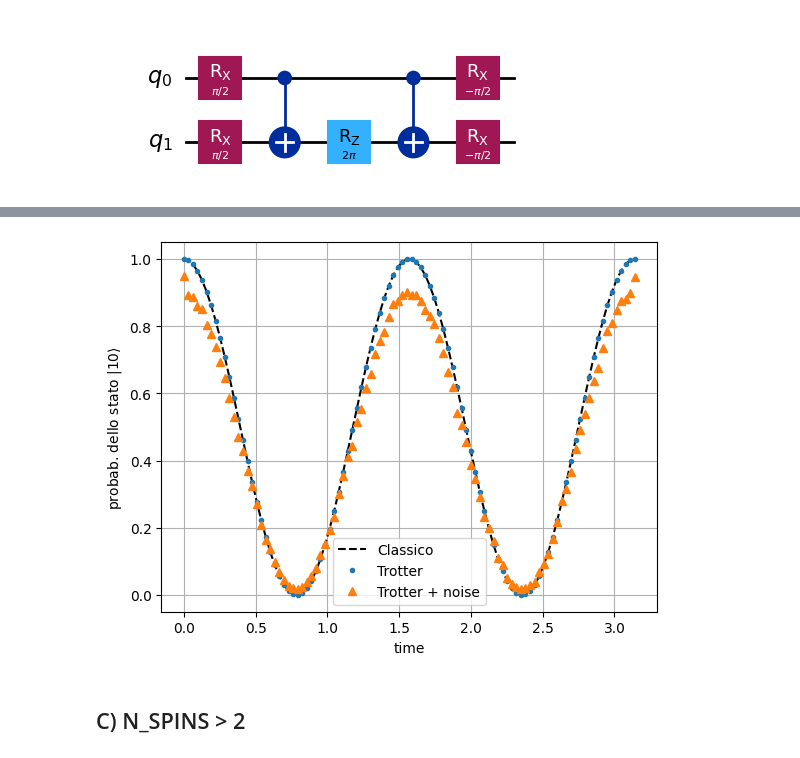
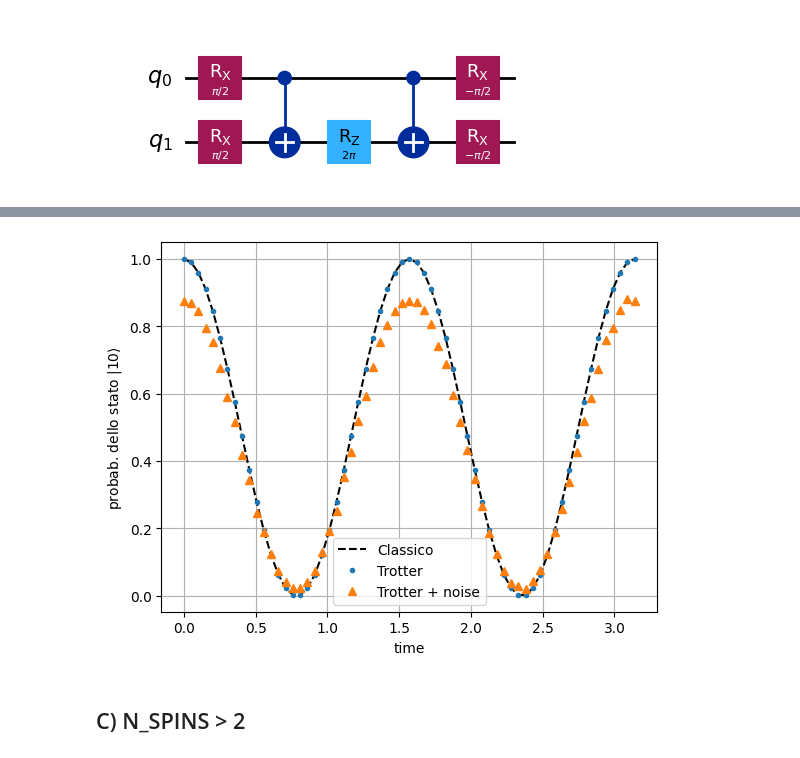
Before and after one commit to qismib/TETrIs, a Jupyter notebook: notebooks/first_exercise.ipynb, the cells around one changed output, grey strips where cells are left out. Drawn from its saved outputs; the diff is of its cells as text; code cells hidden in the pictures.

```diff
--- a/notebooks/first_exercise.ipynb
+++ b/notebooks/first_exercise.ipynb
@@ -220,13 +220,12 @@ plt.show()
 # %%
-from qiskit_ibm_runtime.fake_provider import FakeManilaV2
+from qiskit_ibm_runtime.fake_provider import FakeManilaV2, FakeMontrealV2
 QiskitRuntimeService.save_account(channel="ibm_quantum", token="982082508a1c98ca02cb712c6751b42ef860d905b080b3bfc02ef35d68d84441803586912cbcf181e1e72ebc8569103421b06c25408fe8134975a72575c4d637", overwrite= True)
 
 
 service = QiskitRuntimeService()
-fake_backend = FakeManilaV2()
-noise_model = NoiseModel.from_backend(fake_backend)
-simulator = AerSimulator(noise_model=noise_model)
-estimator = BackendEstimator(backend=simulator)
+fake_backend = FakeMontrealV2()
+pm = generate_preset_pass_manager(optimization_level=0)
+estimator = BackendEstimator(backend = fake_backend)
 
 #vogliamo misurare |10><10|, dunque ci serve |0><0| e |1><1|.
 #|0><0|= (1/2)*(I+Z)
@@ -239,34 +238,34 @@ probs_10_noisy = []
 #simuliamo
 for sim_t in ts:
 
     # #prepariamo lo stato 10 costruendo il circuito e applicando un x-gate sul primo qubit
     qc = QuantumCircuit(2)
     qc.x(1)
     qc = qc.compose(R_xx(sim_t))
     qc = qc.compose(R_yy(sim_t))
     qc = qc.compose(R_zz(sim_t))
 
     #misuriamo noisy
     isa_noisy_circuit = pm.run(qc)
     isa_noisy_observable = prj.apply_layout(isa_noisy_circuit.layout)
     noisy_result = estimator.run([(isa_noisy_circuit, isa_noisy_observable)]).result()
     n_values = noisy_result[0].data.evs
     probs_10_noisy.append(n_values)
 
 
 #plottiamo
 plt.plot(ts, probs_10_classical,linestyle="dashed",color="black",label="Classico")
 plt.plot(ts, probs_10,color="C0",label="Trotter",linestyle="",marker=".")
 plt.plot(ts, probs_10_noisy,color="C1",label="Trotter + noise",linestyle="",marker="^")
 plt.xlabel('time')
 plt.ylabel(r"probab. dello stato $|10\rangle$")
 
 plt.legend()
 plt.grid()
 plt.savefig('../png/10_trotternoisy.png')
 plt.show()
 # %% [output]
-[figure, old version]
+[figure, new version]
 # %% [markdown]
 ## C) N_SPINS > 2
 # %% [markdown]
```
Also changed, not shown: parts of 6 cells of this notebook, 18 other files.
